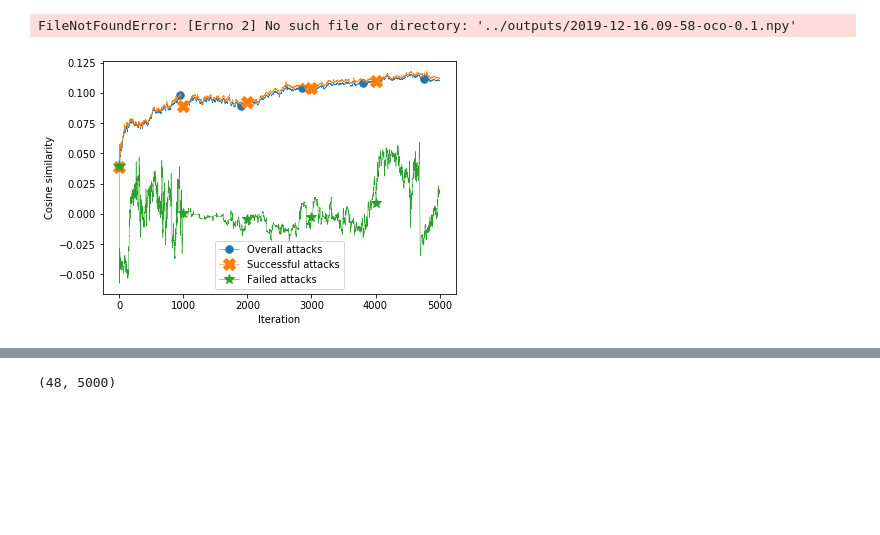
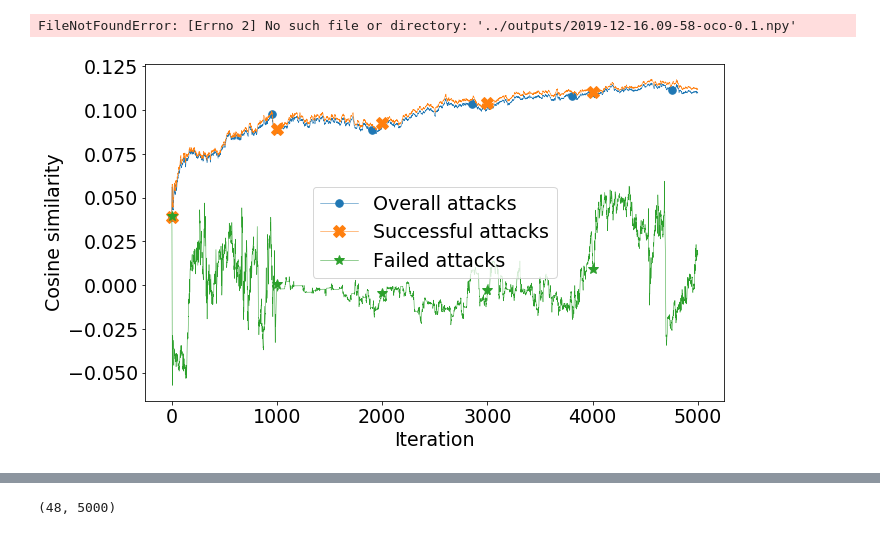
Before and after one commit to epfl-ml-reproducers/subspace-attack-reproduction, a Jupyter notebook: notebooks/experiment_analysis.ipynb, the cells around one changed output, grey strips where cells are left out. Cells and saved outputs as stored; diff of their text form; code cells hidden in the pictures; blank space fills up the shorter version.

```diff
--- a/notebooks/experiment_analysis.ipynb
+++ b/notebooks/experiment_analysis.ipynb
@@ -218,34 +218,40 @@ complete_experiment_filename = '2019-12-16.09-58-gdas-oco-0.1.npy'
 grad_experiment_path = OUTPUTS_FOLDER + grad_experiment_filename
 complete_experiment_path = OUTPUTS_FOLDER + complete_experiment_filename
 
 grad_experiment = np.load(grad_experiment_path, allow_pickle=True).item()
 complete_experiment = np.load(complete_experiment_path, allow_pickle=True).item()
 
 n = grad_experiment['results']['gradient_products'].shape[0]
 
 first_n_queries = complete_experiment['results']['queries'][:n]
 
 succesful_images_mask = first_n_queries != -1
 
 gradient_similarities = grad_experiment['results']['gradient_products']
 successful_gradient_similarities = gradient_similarities[succesful_images_mask]
 failed_gradient_similarities = gradient_similarities[~succesful_images_mask]
 
 non_null_grad_sim = gradient_similarities[~np.isnan(gradient_similarities).any(axis=1)]
 non_null_successful_gradient_sim = successful_gradient_similarities[~np.isnan(successful_gradient_similarities).any(axis=1)]
 non_null_failed_gradient_sim = failed_gradient_similarities[~np.isnan(failed_gradient_similarities).any(axis=1)]
 
+plt.figure(figsize=(10, 6))
+
 plt.plot(non_null_grad_sim.mean(axis=0), label='Overall attacks', marker='.', markersize=15, markevery=950, linewidth=0.5)
 plt.plot(non_null_successful_gradient_sim.mean(axis=0), label='Successful attacks', marker='X', markersize=12, markevery=1000, linewidth=0.5)
 plt.plot(non_null_failed_gradient_sim.mean(axis=0), label='Failed attacks', marker='*', markersize=10, markevery=1000, linewidth=0.5)
 plt.xlabel('Iteration')
 plt.ylabel('Cosine similarity')
 plt.legend()
 plt.tight_layout()
 
+font = {'size': 20}
+
+matplotlib.rc('font', **font)
+
 plt.savefig('cos_similarity.pdf')
 # %% [output]
-[figure, old version]
+[figure, new version]
 # %%
 losses = grad_experiment['results']['true_losses']
 successful_losses = losses[succesful_images_mask]
```
Also changed, not shown: parts of 1 cell of this notebook, 5 other files.
